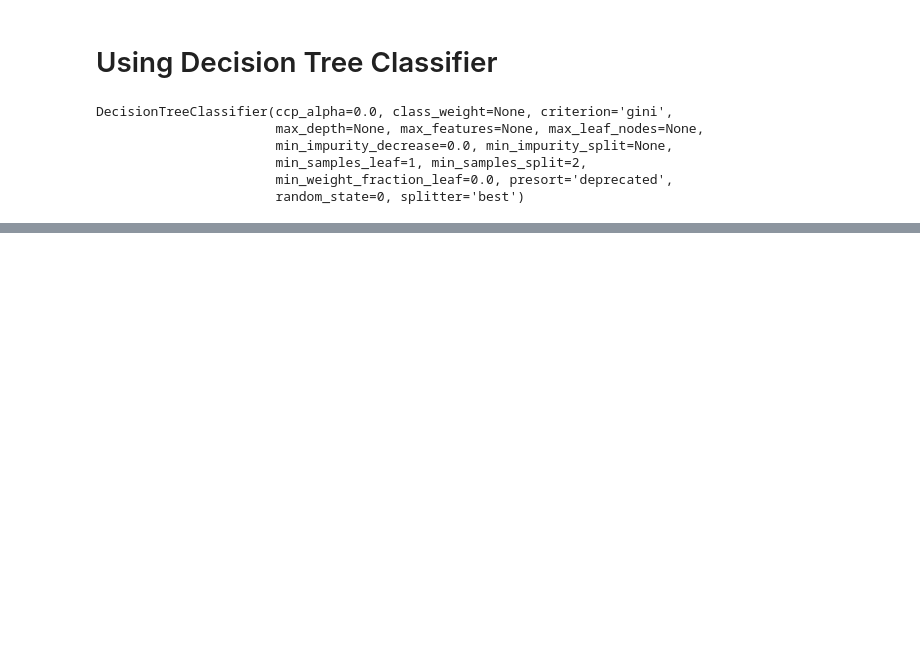
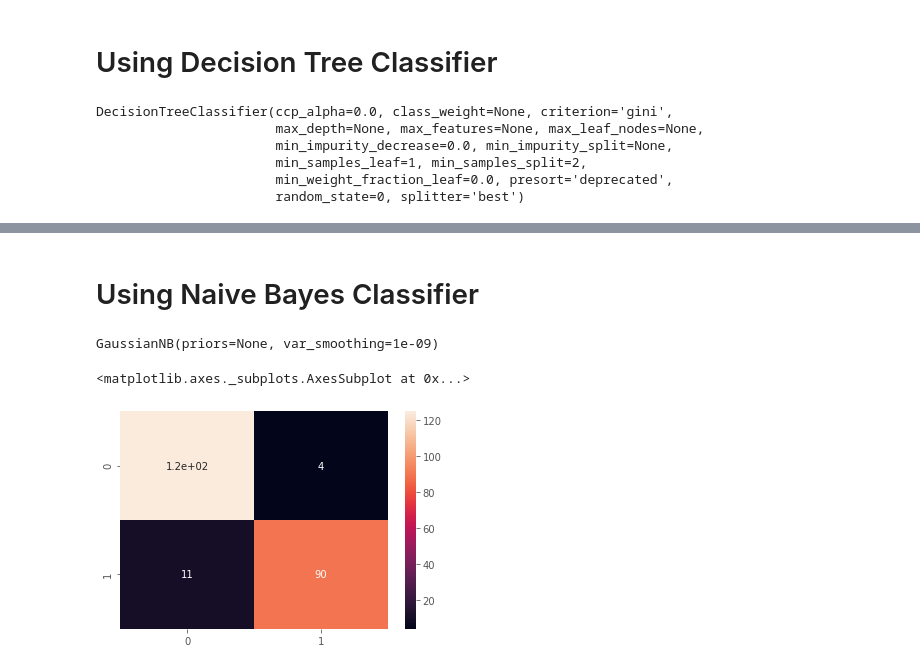
Before and after one commit to BITS-SECOND-SEM-ASSIGNMENT-GROUP-60/credit-fraud-detection, a Jupyter notebook: credit_card_fraud_detection.ipynb, the cells around one changed output, grey strips where cells are left out. Cells and saved outputs as stored; diff of their text form; code cells hidden in the pictures; blank space fills up the shorter version.

Commit message:
running 3 classifiers - decision tree, naive bayes and logistic regression

```diff
--- a/credit_card_fraud_detection.ipynb
+++ b/credit_card_fraud_detection.ipynb
@@ -227,0 +233,15 @@ classifier.score(X_test,y_test)
+# %% [markdown]
+# Using Naive Bayes Classifier
+# %%
+classifier = GaussianNB()
+classifier.fit(X_train, y_train.ravel())
+# %% [output]
+GaussianNB(priors=None, var_smoothing=1e-09)
+# %%
+y_pre = classifier.predict(X_test)
+# %%
+cm_grid = confusion_matrix(y_test,y_pre)
+sns.heatmap(cm_grid, annot=True)
+# %% [output]
+<matplotlib.axes._subplots.AxesSubplot at 0x...>
+[figure, added]
```
Also changed, not shown: parts of 16 cells of this notebook.
